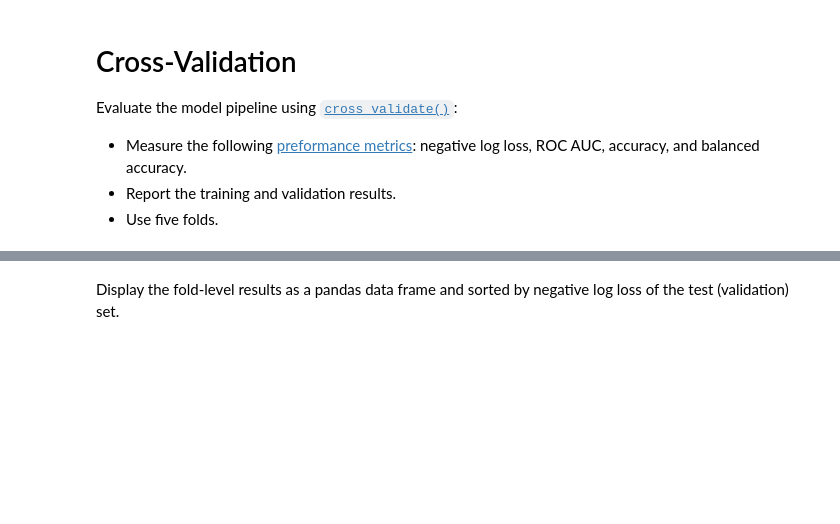
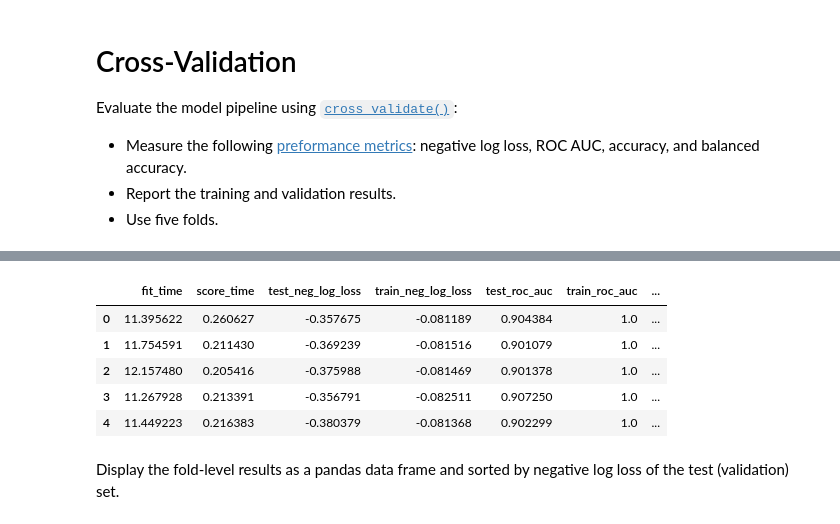
Before and after one commit to krishnakishore163/production, a Jupyter notebook: 02_activities/assignments/assignment_2.ipynb, the cells around one changed output, grey strips where cells are left out. Drawn from its saved outputs; the diff is of its cells as text; code cells hidden in the pictures; blank space fills up the shorter version.

```diff
--- a/02_activities/assignments/assignment_2.ipynb
+++ b/02_activities/assignments/assignment_2.ipynb
@@ -139,14 +106,9 @@ model_pipeline = Pipeline(steps=[
 # %%
-from sklearn.compose import ColumnTransformer
-from sklearn.impute import KNNImputer, SimpleImputer
-from sklearn.preprocessing import RobustScaler, OneHotEncoder
-from sklearn.pipeline import Pipeline
+# Identify numerical and categorical columns
+num_cols = X.select_dtypes(include=['int64', 'float64']).columns
+cat_cols = X.select_dtypes(include=['object']).columns
 
-# Define features
-numerical_features = ['num_col1', 'num_col2', 'num_col3']
-categorical_features = ['cat_col1', 'cat_col2']
-
-# Define transformers for numerical and categorical features
+# Define the preprocessing steps for numerical and categorical features
 numerical_transformer = Pipeline(steps=[
     ('imputer', KNNImputer(n_neighbors=7, weights='distance')),
     ('scaler', RobustScaler())
@@ -154,19 +116,19 @@ numerical_transformer = Pipeline(steps=[
 
 categorical_transformer = Pipeline(steps=[
     ('imputer', SimpleImputer(strategy='most_frequent')),
-    ('onehot', OneHotEncoder(handle_unknown='error', drop='if_binary'))
+    ('onehot', OneHotEncoder(handle_unknown='ignore', drop='if_binary'))
 ])
 
-# Combine transformers using ColumnTransformer
+# Combine numerical and categorical transformers into a column transformer
 preprocessor = ColumnTransformer(
     transformers=[
-        ('num', numerical_transformer, numerical_features),
-        ('cat', categorical_transformer, categorical_features)
+        ('num_transforms', numerical_transformer, num_cols),
+        ('cat_transforms', categorical_transformer, cat_cols)
     ]
 )
+# Fit the column transformer to the training data
+preprocessor.fit(X_train)
 
-# Optional: Visualize the column transformer structure
-from sklearn import set_config
-set_config(display='diagram')
+# Print the ColumnTransformer configuration
 preprocessor
 # %% [output]
@@ -253,0 +163,7 @@ Pipeline(steps=[('preprocessing',
+# %%
+# Create the pipeline with preprocessing and classifier steps
+pipe_simple = Pipeline([
+    ('preprocessing', preprocessor),
+    ('model', RandomForestClassifier(random_state=42))
+])
+pipe_simple
@@ -349,2 +199,19 @@ Validation Balanced Accuracy: 0.7754 ± 0.0049
+# %%
+# Fit the pipeline on the training data
+pipe_simple.fit(X_train, Y_train)
+# Perform 5-fold cross-validation
+res_simple_dict = cross_validate(pipe_simple, X_train, Y_train, cv=5, scoring=scoring, return_train_score=True)
+
+# Convert results to a DataFrame and add an experiment identifier
+res_simple = pd.DataFrame(res_simple_dict).assign(experiment=1)
+
+res_simple
+# %% [output]
+|  | fit_time | score_time | test_neg_log_loss | train_neg_log_loss | test_roc_auc | train_roc_auc | ... |
+| 0 | 11.395622 | 0.260627 | -0.357675 | -0.081189 | 0.904384 | 1.0 | ... |
+| 1 | 11.754591 | 0.211430 | -0.369239 | -0.081516 | 0.901079 | 1.0 | ... |
+| 2 | 12.157480 | 0.205416 | -0.375988 | -0.081469 | 0.901378 | 1.0 | ... |
+| 3 | 11.267928 | 0.213391 | -0.356791 | -0.082511 | 0.907250 | 1.0 | ... |
+| 4 | 11.449223 | 0.216383 | -0.380379 | -0.081368 | 0.902299 | 1.0 | ... |
 # %% [markdown]
 Display the fold-level results as a pandas data frame and sorted by negative log loss of the test (validation) set.
```
Also changed, not shown: parts of 14 cells of this notebook.
